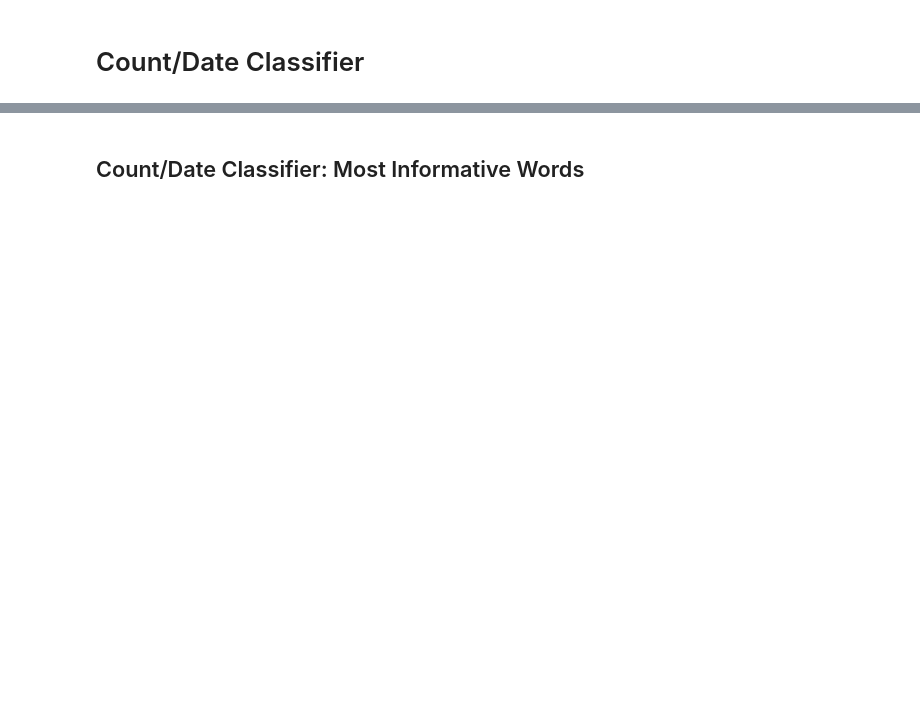
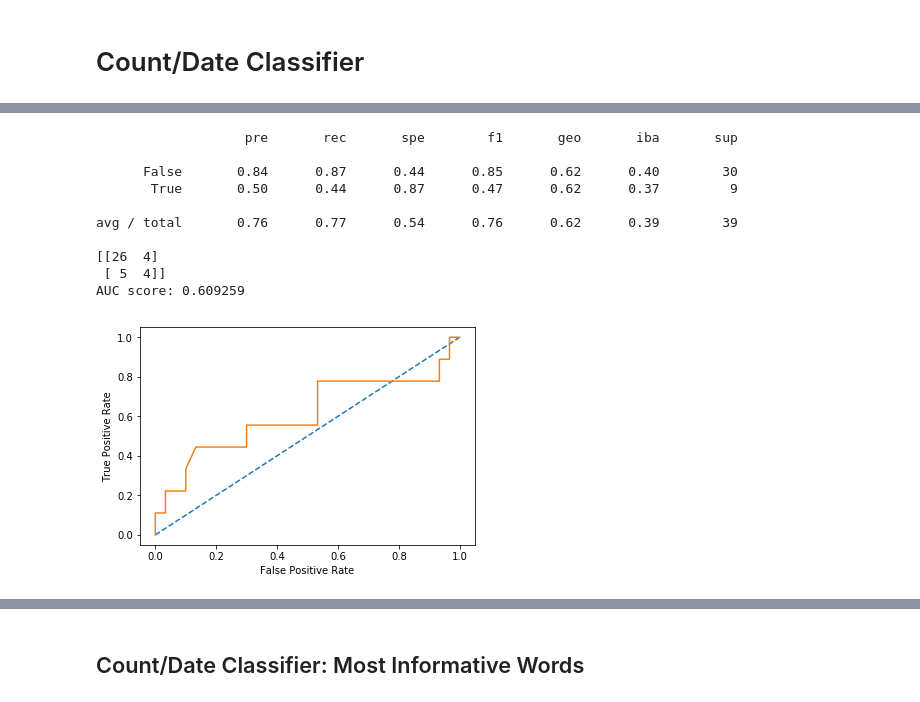
Before and after one commit to aauss/EventEpi, a Jupyter notebook: notebooks/classification.ipynb, the cells around one changed output, grey strips where cells are left out. Saved outputs shown, nothing was run; the diff lists cells and outputs as text; code cells hidden in the pictures; blank space fills up the shorter version.

```diff
--- a/notebooks/classification.ipynb
+++ b/notebooks/classification.ipynb
@@ -350,0 +176,28 @@ plt.show()
+# %%
+date_clf = Pipeline([
+    ('vect', CountVectorizer(stop_words="english",
+                             tokenizer=word_tokenize)),
+    ('tfidf', TfidfTransformer()),
+    ('clf', MultinomialNB()),])
+parameters = {'vect__ngram_range': [(1, 1), (1, 2), (1, 5)],
+              'tfidf__use_idf': (True, False),
+              'clf__alpha': (1, 0.5, 0.1, 1e-3)}
+date_gs_clf = GridSearchCV(date_clf,
+                            parameters,
+                            iid=False,
+                            cv=4,
+                            n_jobs=(os.cpu_count()//2))
+
+(train_texts_counts,
+ dev_texts_counts,
+ train_cats_counts,
+ dev_cats_counts) = train_test_split(df_dates['sentence'],
+                                     df_dates['label'],
+                                     test_size=.2,
+                                     random_state=13353,
+                                     stratify=df_dates["label"]
+                                    )
+
+date_gs_clf.fit(train_texts_counts,
+                train_cats_counts,
+                clf__sample_weight=compute_sample_weight(class_weight='balanced', y=train_cats_counts))
@@ -350,0 +216,14 @@ plt.show()
+# %%
+print_performance(date_gs_clf, dev_cats_counts, dev_texts_counts)
+# %% [output]
+                   pre       rec       spe        f1       geo       iba       sup
+
+      False       0.84      0.87      0.44      0.85      0.62      0.40        30
+       True       0.50      0.44      0.87      0.47      0.62      0.37         9
+
+avg / total       0.76      0.77      0.54      0.76      0.62      0.39        39
+
+[[26  4]
+ [ 5  4]]
+AUC score: 0.609259
+[figure, added]
```
Also changed, not shown: parts of 63 cells of this notebook, 4 other files.
